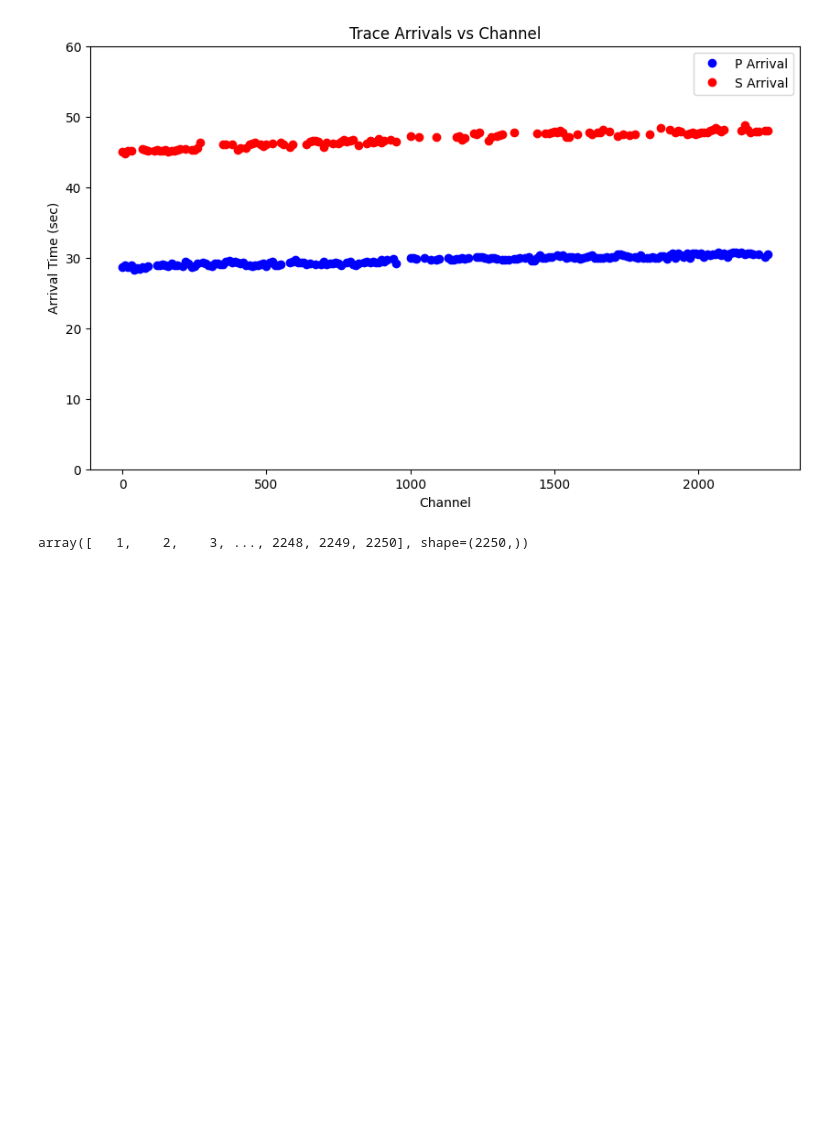
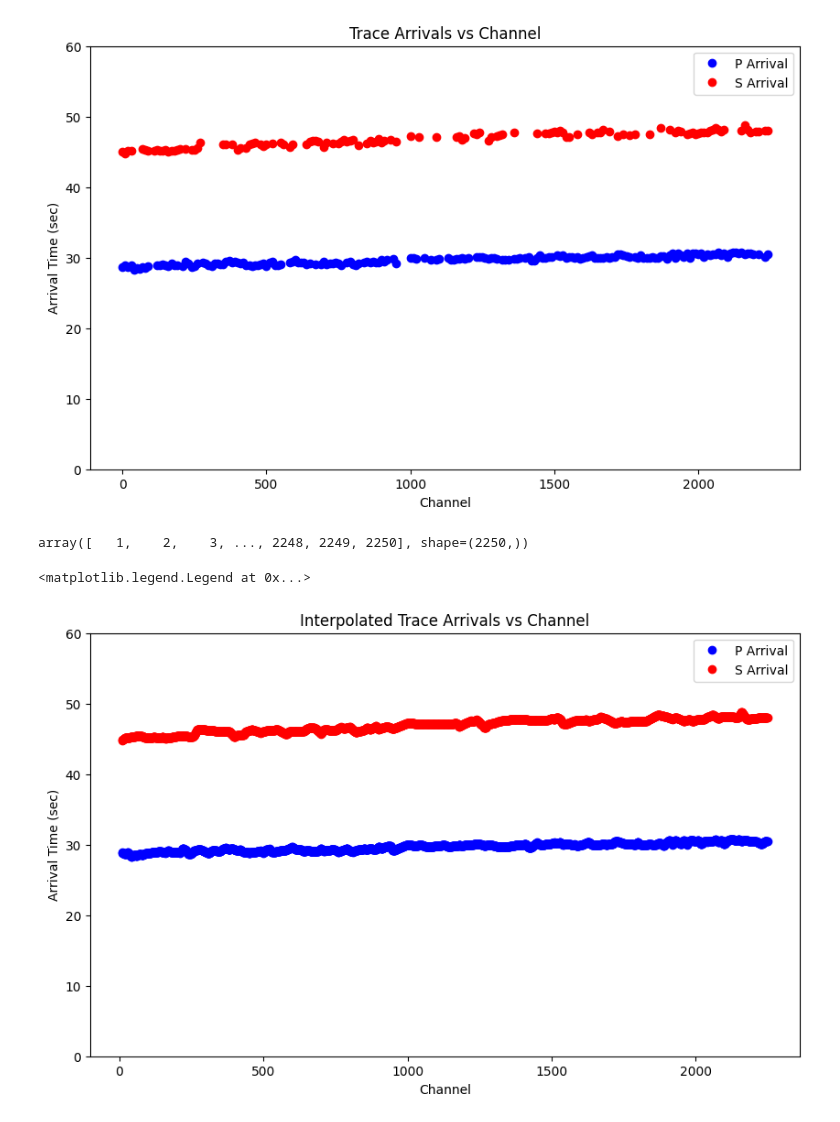
Before and after one commit to uwfiberlab/segDAS, a Jupyter notebook: notebooks/picks_notebook.ipynb, the cells around one changed output. Cells and saved outputs as stored; diff of their text form; code cells hidden in the pictures; blank space fills up the shorter version.

Commit message:
organization and cleanup of repository + additional labeleing

```diff
--- a/notebooks/picks_notebook.ipynb
+++ b/notebooks/picks_notebook.ipynb
@@ -740,0 +739,30 @@ array([   1,    2,    3, ..., 2248, 2249, 2250], shape=(2250,))
+# %%
+# Create a DataFrame with all possible das_number values from new_array
+full_range_df = pd.DataFrame({'das_number': new_array})
+
+# Merge with p_dataset and s_dataset to include missing values
+p_dataset = full_range_df.merge(p_dataset, on='das_number', how='left')
+s_dataset = full_range_df.merge(s_dataset, on='das_number', how='left')
+
+#interpolate again to fill the missing values based on trace_p_arrivaL_sec_interpolated
+p_dataset['trace_p_arrival_sec_interpolated2'] = p_dataset['trace_p_arrival_sec_interpolated'].interpolate()
+p_dataset
+
+#interpolate again to fill the missing values based on trace_s_arrivaL_sec_interpolated
+s_dataset['trace_s_arrival_sec_interpolated2'] = s_dataset['trace_s_arrival_sec_interpolated'].interpolate()
+#s_dataset
+# %%
+plt.figure(figsize=(10, 6))
+
+
+plt.plot(p_dataset['das_number'], p_dataset['trace_p_arrival_sec_interpolated2'], 'o', color='blue', label='P Arrival')
+plt.plot(s_dataset['das_number'], s_dataset['trace_s_arrival_sec_interpolated2'], 'o', color='red', label='S Arrival')
+
+plt.title(f'Interpolated Trace Arrivals vs Channel')
+plt.xlabel('Channel')
+plt.ylabel('Arrival Time (sec)')
+plt.ylim(0, 60)
+plt.legend()
+# %% [output]
+<matplotlib.legend.Legend at 0x...>
+[figure, added]
```
Also changed, not shown: parts of 4 cells of this notebook, 2 other files.
